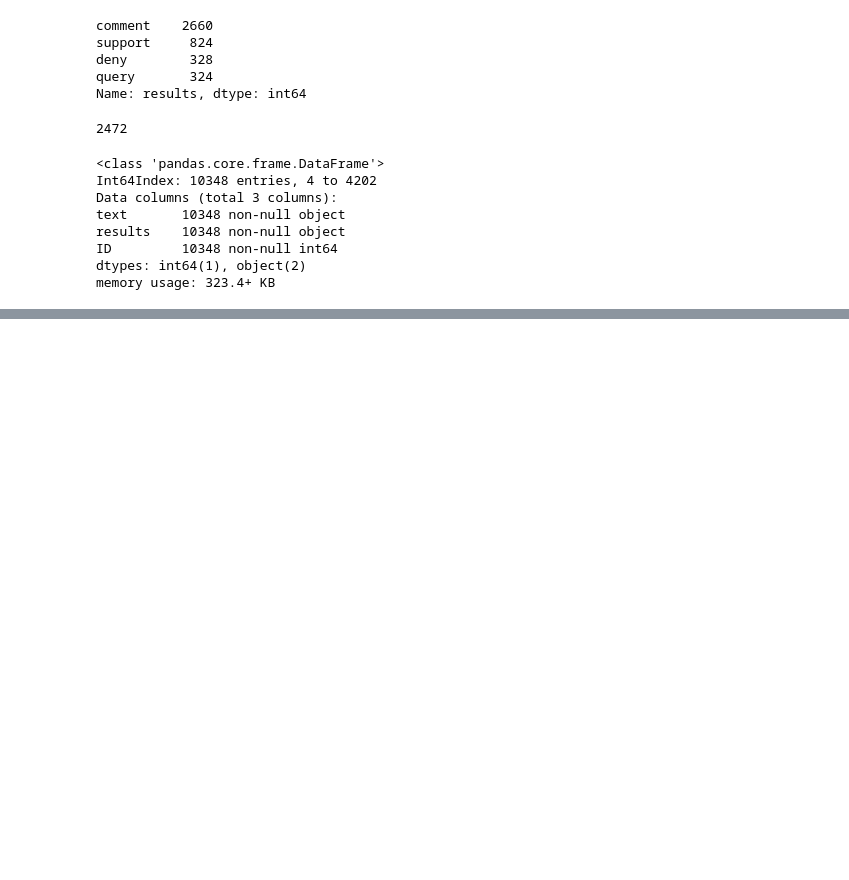
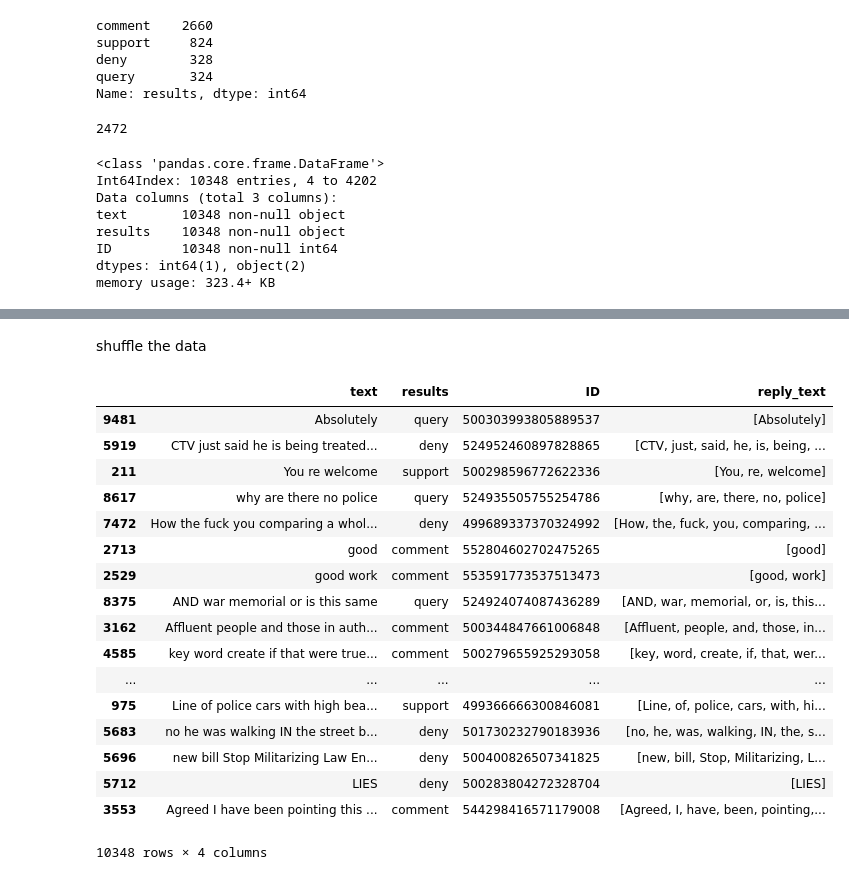
Before and after one commit to NicoleLam/NLP-text-classification, a Jupyter notebook: task_A.ipynb, the cells around one changed output, grey strips where cells are left out. Cells and saved outputs as stored; diff of their text form; code cells hidden in the pictures; blank space fills up the shorter version.

Commit message:
Add files via upload
tokenized and shuffle the data

```diff
--- a/task_A.ipynb
+++ b/task_A.ipynb
@@ -352,3 +352,5 @@ dtypes: int64(1), object(2)
 memory usage: 323.4+ KB
 # %%
 newdataset.to_csv('new_trainingdata.csv', index = None)
+# %%
+newdataset = pd.read_csv('new_trainingdata.csv')
@@ -354,0 +381,8 @@ newdataset.to_csv('new_trainingdata.csv', index = None)
+# %%
+tknzr = TweetTokenizer(strip_handles=True, reduce_len=True)
+# %%
+temp = []
+for x in newdataset['text']:
+    temp.append(tknzr.tokenize(x))
+temp = pd.Series(temp)
+newdataset['reply_text'] = temp
@@ -354,0 +398,23 @@ newdataset.to_csv('new_trainingdata.csv', index = None)
+# %% [markdown]
+shuffle the data
+# %%
+newdataset.sample(len(newdataset))
+# %% [output]
+|  | text | results | ID | reply_text |
+| 9481 | Absolutely | query | 500303993805889537 | [Absolutely] |
+| 5919 | CTV just said he is being treated... | deny | 524952460897828865 | [CTV, just, said, he, is, being, ... |
+| 211 | You re welcome | support | 500298596772622336 | [You, re, welcome] |
+| 8617 | why are there no police | query | 524935505755254786 | [why, are, there, no, police] |
+| 7472 | How the fuck you comparing a whol... | deny | 499689337370324992 | [How, the, fuck, you, comparing, ... |
+| 2713 | good | comment | 552804602702475265 | [good] |
+| 2529 | good work | comment | 553591773537513473 | [good, work] |
+| 8375 | AND war memorial or is this same | query | 524924074087436289 | [AND, war, memorial, or, is, this... |
+| 3162 | Affluent people and those in auth... | comment | 500344847661006848 | [Affluent, people, and, those, in... |
+| 4585 | key word create if that were true... | comment | 500279655925293058 | [key, word, create, if, that, wer... |
+| ... | ... | ... | ... | ... |
+| 975 | Line of police cars with high bea... | support | 499366666300846081 | [Line, of, police, cars, with, hi... |
+| 5683 | no he was walking IN the street b... | deny | 501730232790183936 | [no, he, was, walking, IN, the, s... |
+| 5696 | new bill Stop Militarizing Law En... | deny | 500400826507341825 | [new, bill, Stop, Militarizing, L... |
+| 5712 | LIES | deny | 500283804272328704 | [LIES] |
+| 3553 | Agreed I have been pointing this ... | comment | 544298416571179008 | [Agreed, I, have, been, pointing,... |
+10348 rows × 4 columns
```
Also changed, not shown: parts of 5 cells of this notebook.
